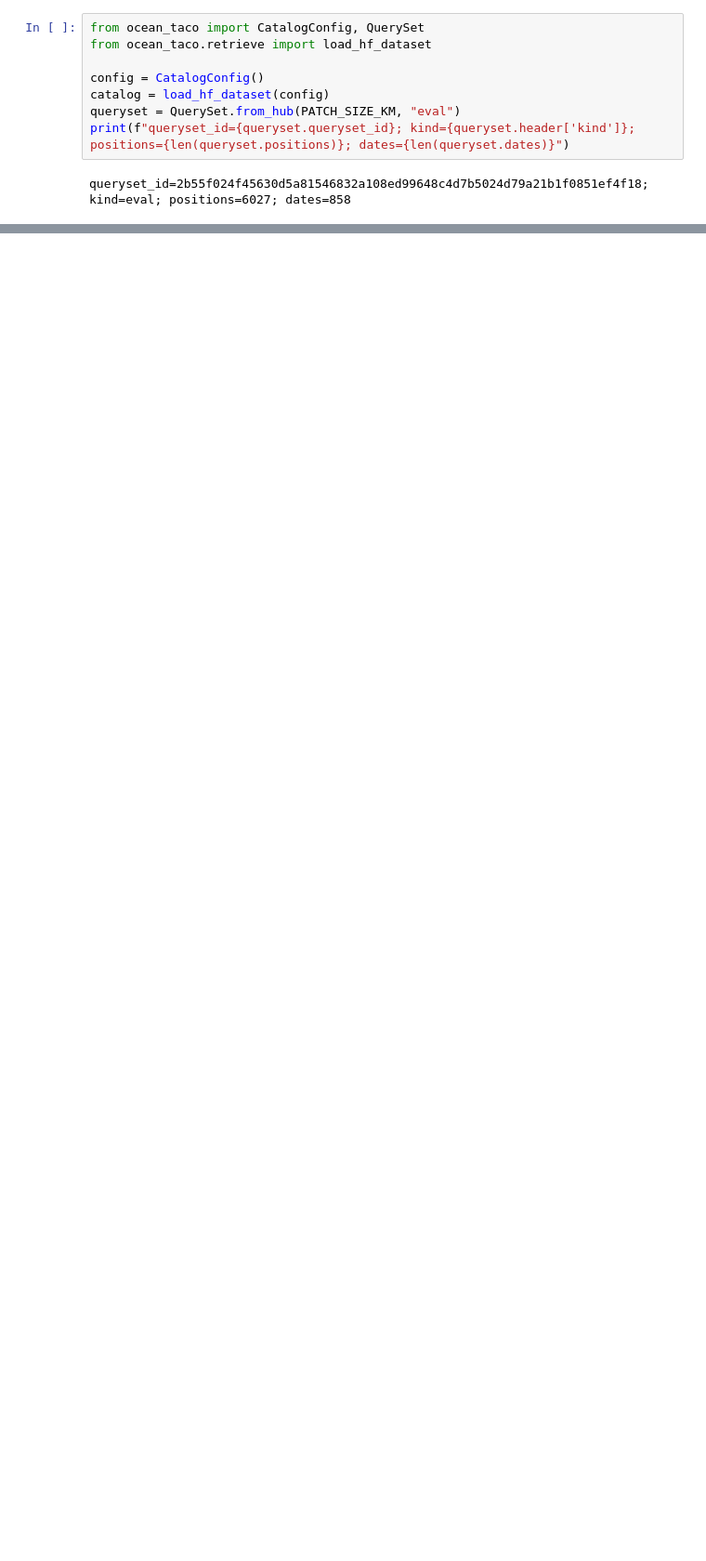
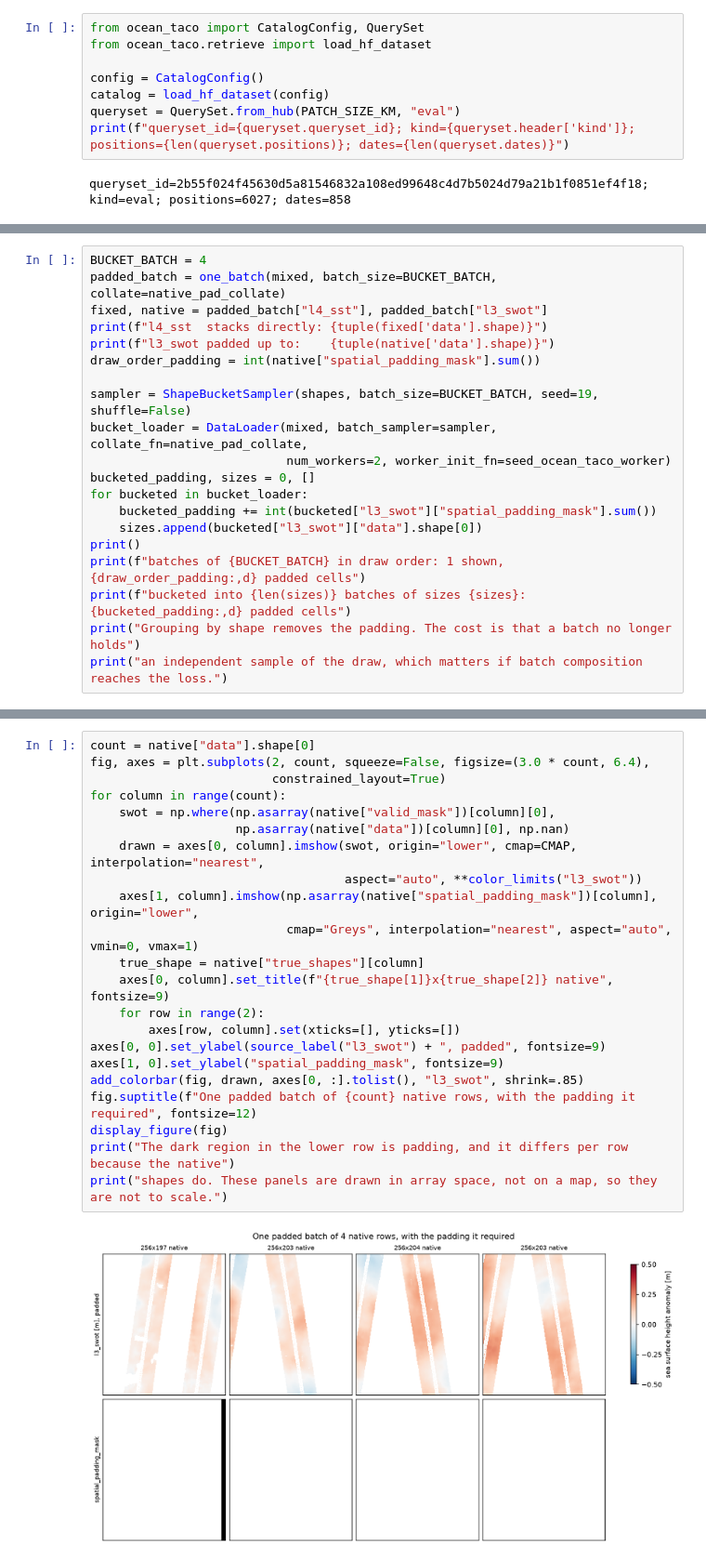
Before and after one commit to nilsleh/oceanTACO, a Jupyter notebook: docs/tutorials/spatio_temporal_query_generation.ipynb, the cells around one changed output, grey strips where cells are left out. Shown at 93% size. Drawn from its saved outputs; the diff is of its cells as text; blank space fills up the shorter version.

```diff
--- a/docs/tutorials/spatio_temporal_query_generation.ipynb
+++ b/docs/tutorials/spatio_temporal_query_generation.ipynb
@@ -1098,0 +879,20 @@ which the [overview notebook](ml_dataset.ipynb) lists in full.
+# %%
+BUCKET_BATCH = 4
+padded_batch = one_batch(mixed, batch_size=BUCKET_BATCH, collate=native_pad_collate)
+fixed, native = padded_batch["l4_sst"], padded_batch["l3_swot"]
+print(f"l4_sst  stacks directly: {tuple(fixed['data'].shape)}")
+print(f"l3_swot padded up to:    {tuple(native['data'].shape)}")
+draw_order_padding = int(native["spatial_padding_mask"].sum())
+
+sampler = ShapeBucketSampler(shapes, batch_size=BUCKET_BATCH, seed=19, shuffle=False)
+bucket_loader = DataLoader(mixed, batch_sampler=sampler, collate_fn=native_pad_collate,
+                           num_workers=2, worker_init_fn=seed_ocean_taco_worker)
+bucketed_padding, sizes = 0, []
+for bucketed in bucket_loader:
+    bucketed_padding += int(bucketed["l3_swot"]["spatial_padding_mask"].sum())
+    sizes.append(bucketed["l3_swot"]["data"].shape[0])
+print()
+print(f"batches of {BUCKET_BATCH} in draw order: 1 shown, {draw_order_padding:,d} padded cells")
+print(f"bucketed into {len(sizes)} batches of sizes {sizes}: {bucketed_padding:,d} padded cells")
+print("Grouping by shape removes the padding. The cost is that a batch no longer holds")
+print("an independent sample of the draw, which matters if batch composition reaches the loss.")
@@ -1098,0 +914,24 @@ which the [overview notebook](ml_dataset.ipynb) lists in full.
+# %%
+count = native["data"].shape[0]
+fig, axes = plt.subplots(2, count, squeeze=False, figsize=(3.0 * count, 6.4),
+                         constrained_layout=True)
+for column in range(count):
+    swot = np.where(np.asarray(native["valid_mask"])[column][0],
+                    np.asarray(native["data"])[column][0], np.nan)
+    drawn = axes[0, column].imshow(swot, origin="lower", cmap=CMAP, interpolation="nearest",
+                                   aspect="auto", **color_limits("l3_swot"))
+    axes[1, column].imshow(np.asarray(native["spatial_padding_mask"])[column], origin="lower",
+                           cmap="Greys", interpolation="nearest", aspect="auto", vmin=0, vmax=1)
+    true_shape = native["true_shapes"][column]
+    axes[0, column].set_title(f"{true_shape[1]}x{true_shape[2]} native", fontsize=9)
+    for row in range(2):
+        axes[row, column].set(xticks=[], yticks=[])
+axes[0, 0].set_ylabel(source_label("l3_swot") + ", padded", fontsize=9)
+axes[1, 0].set_ylabel("spatial_padding_mask", fontsize=9)
+add_colorbar(fig, drawn, axes[0, :].tolist(), "l3_swot", shrink=.85)
+fig.suptitle(f"One padded batch of {count} native rows, with the padding it required", fontsize=12)
+display_figure(fig)
+print("The dark region in the lower row is padding, and it differs per row because the native")
+print("shapes do. These panels are drawn in array space, not on a map, so they are not to scale.")
+# %% [output]
+[figure, added]
```
Also changed, not shown: parts of 71 cells of this notebook.
